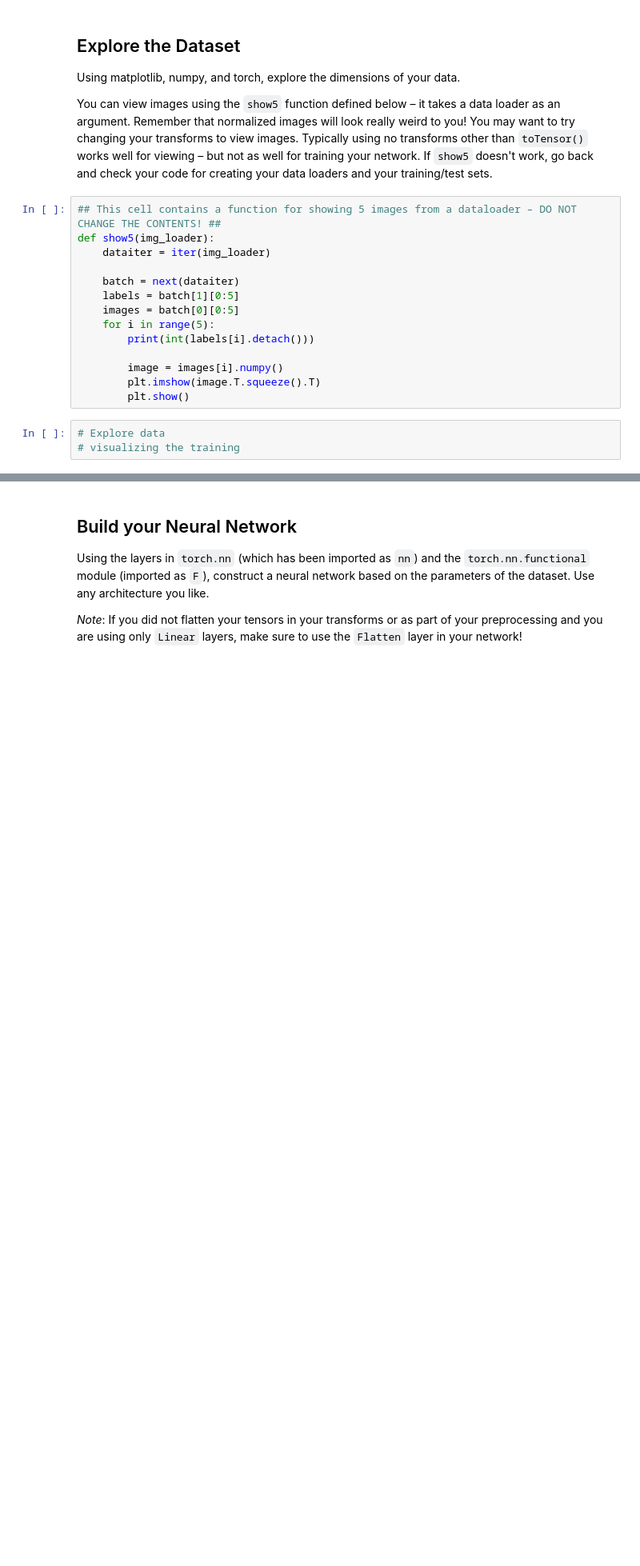
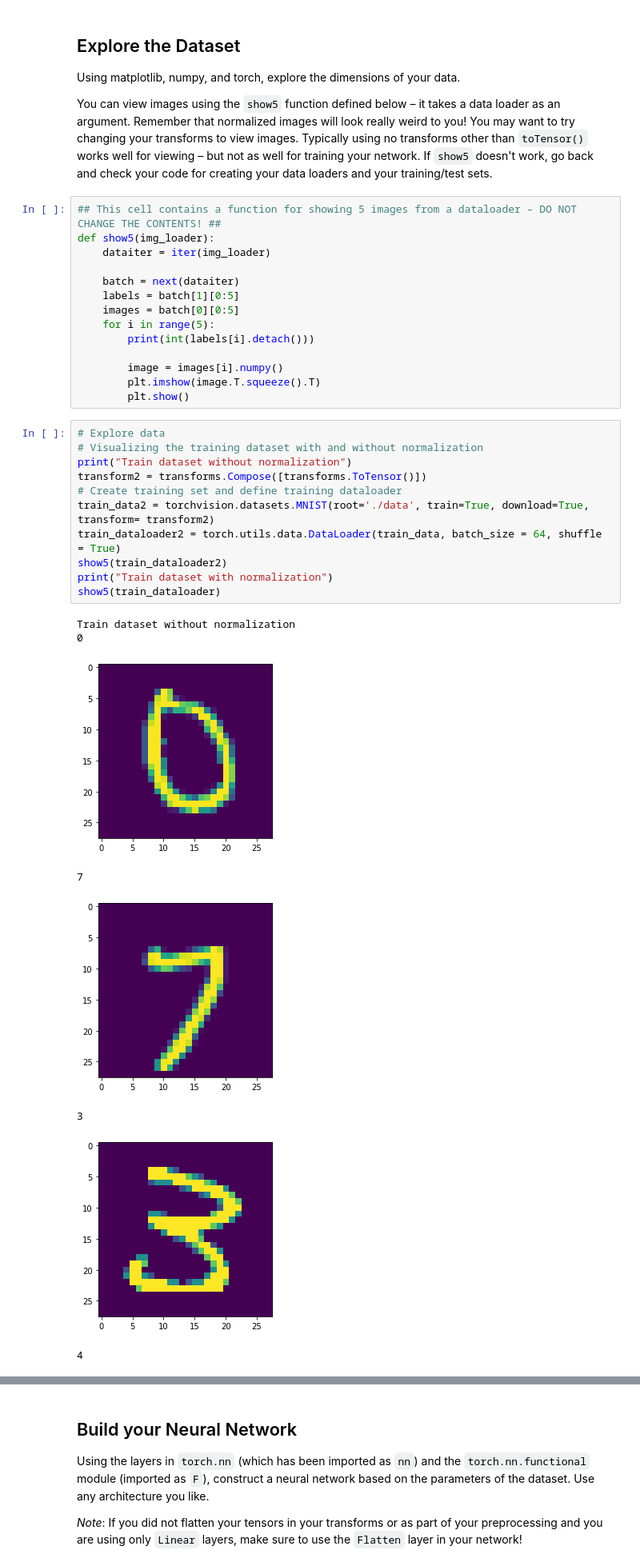
Before and after one commit to RedietMillion/AWS_2nd_project-Developing-a-Handwritten-Digits-Classifier-with-PyTorch, a Jupyter notebook: MNIST_Handwritten_Digits-STARTER.ipynb, the cells around one changed output, grey strips where cells are left out. Shown at 80% size. Cells and saved outputs as stored; diff of their text form; blank space fills up the shorter version.

Commit message:
step1:load MINIST the dataset git push

```diff
--- a/MNIST_Handwritten_Digits-STARTER.ipynb
+++ b/MNIST_Handwritten_Digits-STARTER.ipynb
@@ -78,6 +78,23 @@ def show5(img_loader):
         image = images[i].numpy()
         plt.imshow(image.T.squeeze().T)
         plt.show()
-# %%
-# Explore data
-# visualizing the training
+# %%
+# Explore data
+# Visualizing the training dataset with and without normalization
+print("Train dataset without normalization")
+transform2 = transforms.Compose([transforms.ToTensor()])
+# Create training set and define training dataloader
+train_data2 = torchvision.datasets.MNIST(root='./data', train=True, download=True, transform= transform2)
+train_dataloader2 = torch.utils.data.DataLoader(train_data, batch_size = 64, shuffle = True)
+show5(train_dataloader2)
+print("Train dataset with normalization")
+show5(train_dataloader)
+# %% [output]
+Train dataset without normalization
+0
+[figure, added]
+7
+[figure, added]
+3
+[figure, added]
+4
```
Also changed, not shown: parts of 2 cells of this notebook.
